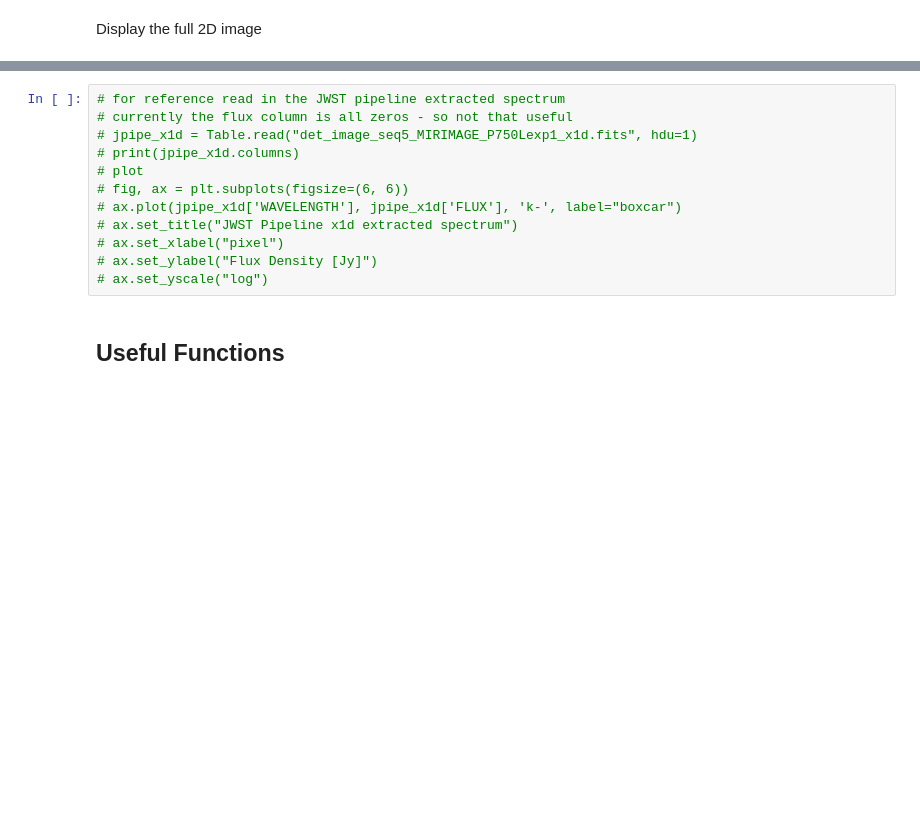
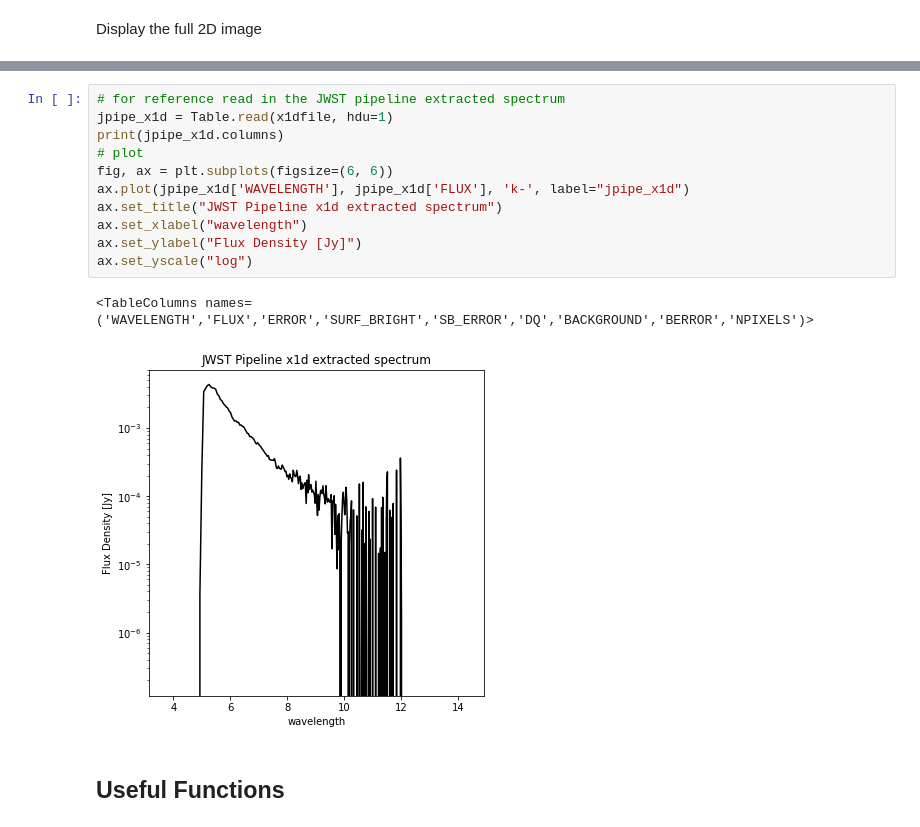
Before and after one commit to spacetelescope/dat_pyinthesky, a Jupyter notebook: jdat_notebooks/MIRI_LRS_spectral_extraction/miri_lrs_spectral_extraction.ipynb, the cells around one changed output, grey strips where cells are left out. Cells and saved outputs as stored; diff of their text form; blank space fills up the shorter version.

```diff
--- a/jdat_notebooks/MIRI_LRS_spectral_extraction/miri_lrs_spectral_extraction.ipynb
+++ b/jdat_notebooks/MIRI_LRS_spectral_extraction/miri_lrs_spectral_extraction.ipynb
@@ -95,14 +128,16 @@ plt.title("The full MIRI IMAGE detector image")
 # %%
 # for reference read in the JWST pipeline extracted spectrum
-# currently the flux column is all zeros - so not that useful
-# jpipe_x1d = Table.read("det_image_seq5_MIRIMAGE_P750Lexp1_x1d.fits", hdu=1)
-# print(jpipe_x1d.columns)
+jpipe_x1d = Table.read(x1dfile, hdu=1)
+print(jpipe_x1d.columns)
 # plot
-# fig, ax = plt.subplots(figsize=(6, 6))
-# ax.plot(jpipe_x1d['WAVELENGTH'], jpipe_x1d['FLUX'], 'k-', label="boxcar")
-# ax.set_title("JWST Pipeline x1d extracted spectrum")
-# ax.set_xlabel("pixel")
-# ax.set_ylabel("Flux Density [Jy]")
-# ax.set_yscale("log")
+fig, ax = plt.subplots(figsize=(6, 6))
+ax.plot(jpipe_x1d['WAVELENGTH'], jpipe_x1d['FLUX'], 'k-', label="jpipe_x1d")
+ax.set_title("JWST Pipeline x1d extracted spectrum")
+ax.set_xlabel("wavelength")
+ax.set_ylabel("Flux Density [Jy]")
+ax.set_yscale("log")
+# %% [output]
+<TableColumns names=('WAVELENGTH','FLUX','ERROR','SURF_BRIGHT','SB_ERROR','DQ','BACKGROUND','BERROR','NPIXELS')>
+[figure, added]
 # %% [markdown]
 ## Useful Functions
```
Also changed, not shown: parts of 22 cells of this notebook, 1 other file.
